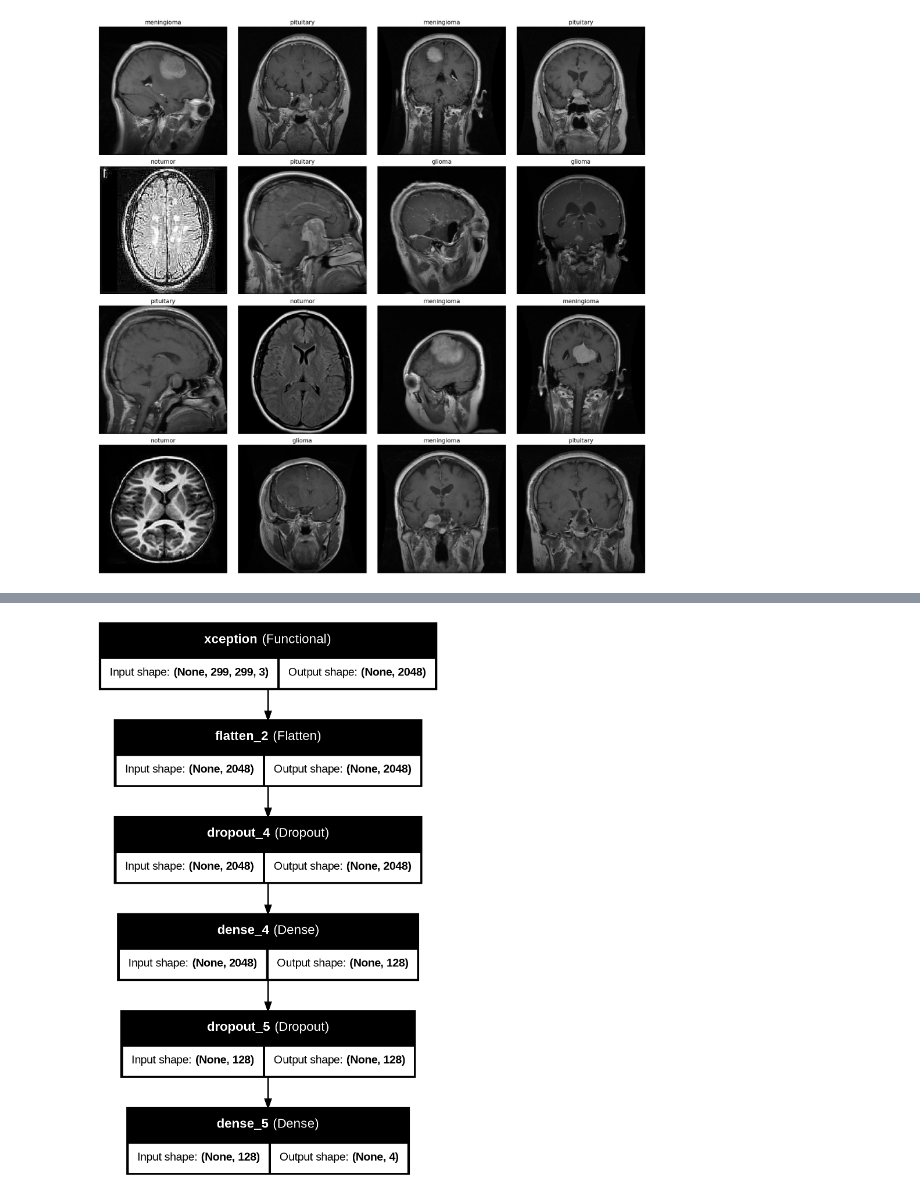
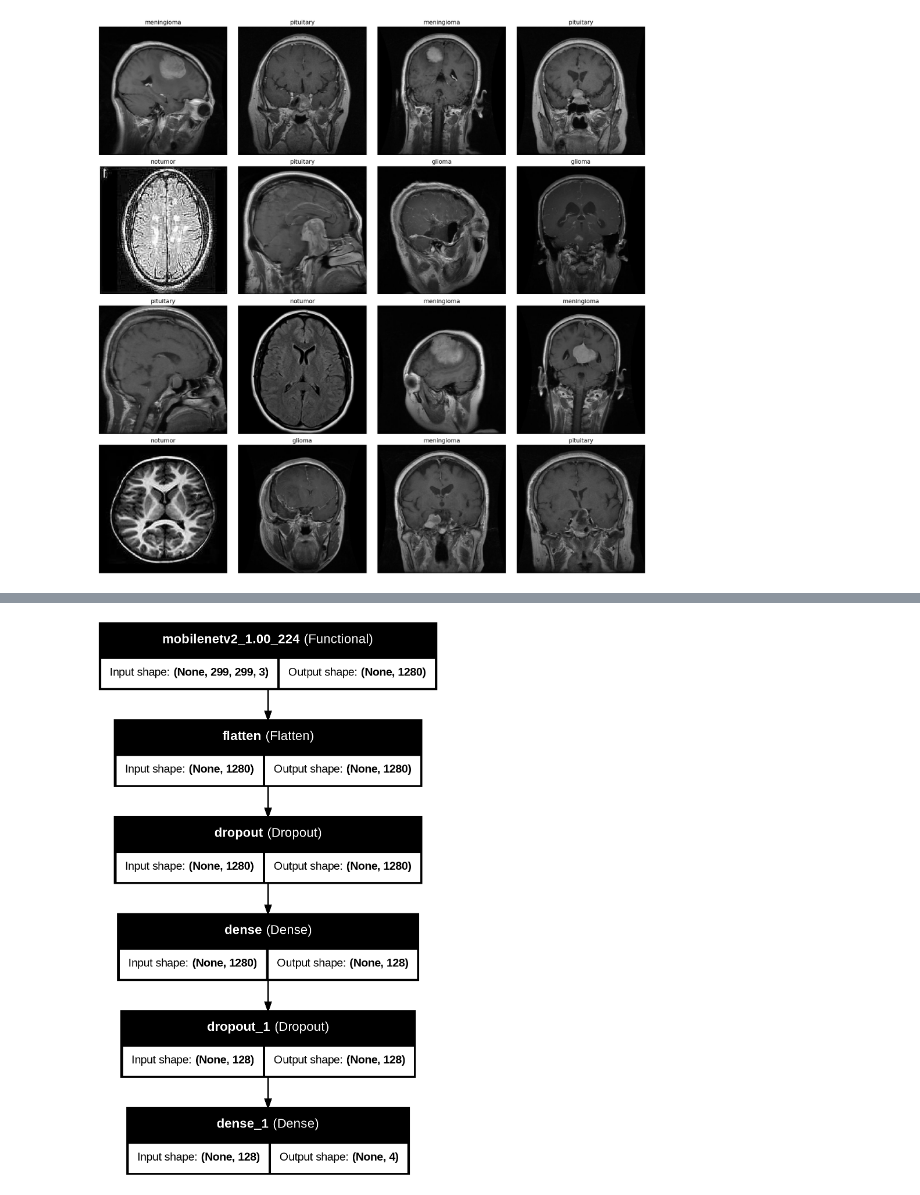
Before and after one commit to Brum99/MRI_brain_tumor_prediction, a Jupyter notebook: MRI_brain_tumor_prediction_colab.ipynb, the cells around one changed output, grey strips where cells are left out. Drawn from its saved outputs; the diff is of its cells as text; code cells hidden in the pictures.

Commit message:
Base model Complete.

```diff
--- a/MRI_brain_tumor_prediction_colab.ipynb
+++ b/MRI_brain_tumor_prediction_colab.ipynb
@@ -547,0 +542,34 @@ Training is conducted over **10 epochs**, and progress is monitored on both the
+# %%
+# Lighter weight MobileNetV2 model.
+
+from tensorflow.keras.applications import MobileNetV2
+from tensorflow.keras.models import Sequential
+from tensorflow.keras.layers import Flatten, Dropout, Dense
+from tensorflow.keras.optimizers import Adamax
+from tensorflow.keras.metrics import Precision, Recall
+
+def build_model(input_shape=(299, 299, 3), num_classes=4):
+    base_model = MobileNetV2(
+        include_top=False,
+        weights='imagenet',
+        input_shape=input_shape,
+        pooling='max'
+    )
+    base_model.trainable = False  # Freeze base for transfer learning
+
+    model = Sequential([
+        base_model,
+        Flatten(),
+        Dropout(rate=0.3),
+        Dense(128, activation='relu'),
+        Dropout(rate=0.25),
+        Dense(num_classes, activation='softmax')
+    ])
+
+    model.compile(
+        optimizer=Adamax(learning_rate=0.001),
+        loss='categorical_crossentropy',
+        metrics=['accuracy', Precision(), Recall()]
+    )
+
+    return model
@@ -583,8 +621,11 @@ Epoch 10/10
 from tensorflow.keras.utils import plot_model
 from IPython.display import Image, display
 
+# Build the model first
+model = build_model()
+
 # Set file path
-arch_path = os.path.join(base_dir, 'images-from-notebook', 'model_architecture.png')
+arch_path = os.path.join(base_dir, 'images-from-notebook', 'Lightweight_model_architecture.png')
 
 # Save model architecture to file
 plot_model(model,
@@ -600,3 +643,3 @@ display(Image(filename=arch_path))
 Model architecture image saved.
-[figure, old version]
+[figure, new version]
 # %%
```
Also changed, not shown: parts of 18 cells of this notebook.
